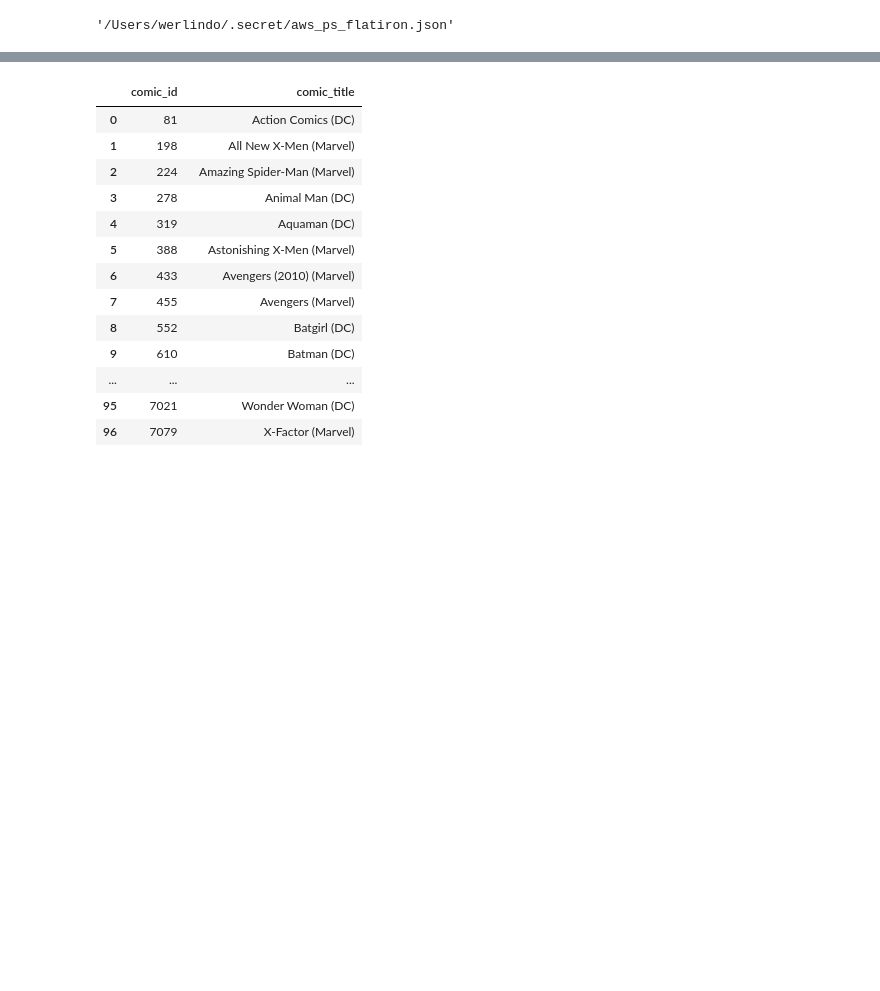
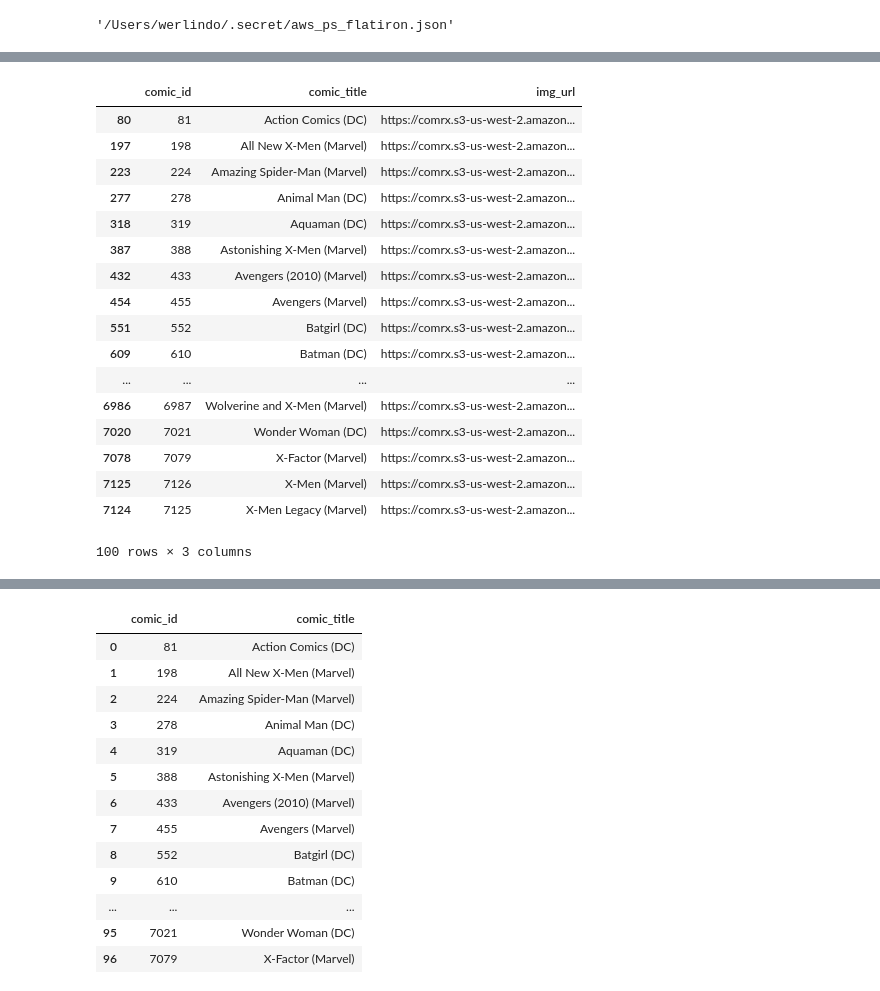
Before and after one commit to werlindo/comics_rx, a Jupyter notebook: comrx/create_lists_for_dropdowns.ipynb, the cells around one changed output, grey strips where cells are left out. Saved outputs shown, nothing was run; the diff lists cells and outputs as text; code cells hidden in the pictures; blank space fills up the shorter version.

```diff
--- a/comrx/create_lists_for_dropdowns.ipynb
+++ b/comrx/create_lists_for_dropdowns.ipynb
@@ -98,8 +101,11 @@ temp_df.head(3)
+# %%
+# Zombie Tramp is annoying.
+temp_df = temp_df[~temp_df["comic_title"].str.contains('Zombie Tramp')]
 # %%
-qtys = (temp_df.groupby(['comic_id','comic_title'], as_index=False)
-        .qty_sold.sum().sort_values(by=['qty_sold'], ascending=False))
+qtys = (temp_df.groupby(['comic_id','comic_title','img_url'], as_index=False)
+        .qty_sold.sum().sort_values(by=['qty_sold'], ascending=False).copy())
 # %%
 top_100 = qtys.head(100)
 # %%
 top_100 = (top_100.sort_values(by=['comic_title'], ascending=True).
-                    loc[:,['comic_id', 'comic_title']])
+                    loc[:,['comic_id', 'comic_title','img_url']]).copy()
@@ -105,0 +114,21 @@ top_100 = (top_100.sort_values(by=['comic_title'], ascending=True).
+# %%
+top_100
+# %% [output]
+|  | comic_id | comic_title | img_url |
+| 80 | 81 | Action Comics (DC) | https://comrx.s3-us-west-2.amazon... |
+| 197 | 198 | All New X-Men (Marvel) | https://comrx.s3-us-west-2.amazon... |
+| 223 | 224 | Amazing Spider-Man (Marvel) | https://comrx.s3-us-west-2.amazon... |
+| 277 | 278 | Animal Man (DC) | https://comrx.s3-us-west-2.amazon... |
+| 318 | 319 | Aquaman (DC) | https://comrx.s3-us-west-2.amazon... |
+| 387 | 388 | Astonishing X-Men (Marvel) | https://comrx.s3-us-west-2.amazon... |
+| 432 | 433 | Avengers (2010) (Marvel) | https://comrx.s3-us-west-2.amazon... |
+| 454 | 455 | Avengers (Marvel) | https://comrx.s3-us-west-2.amazon... |
+| 551 | 552 | Batgirl (DC) | https://comrx.s3-us-west-2.amazon... |
+| 609 | 610 | Batman (DC) | https://comrx.s3-us-west-2.amazon... |
+| ... | ... | ... | ... |
+| 6986 | 6987 | Wolverine and X-Men (Marvel) | https://comrx.s3-us-west-2.amazon... |
+| 7020 | 7021 | Wonder Woman (DC) | https://comrx.s3-us-west-2.amazon... |
+| 7078 | 7079 | X-Factor (Marvel) | https://comrx.s3-us-west-2.amazon... |
+| 7125 | 7126 | X-Men (Marvel) | https://comrx.s3-us-west-2.amazon... |
+| 7124 | 7125 | X-Men Legacy (Marvel) | https://comrx.s3-us-west-2.amazon... |
+100 rows × 3 columns
```
Also changed, not shown: parts of 11 cells of this notebook, 7 other files.
